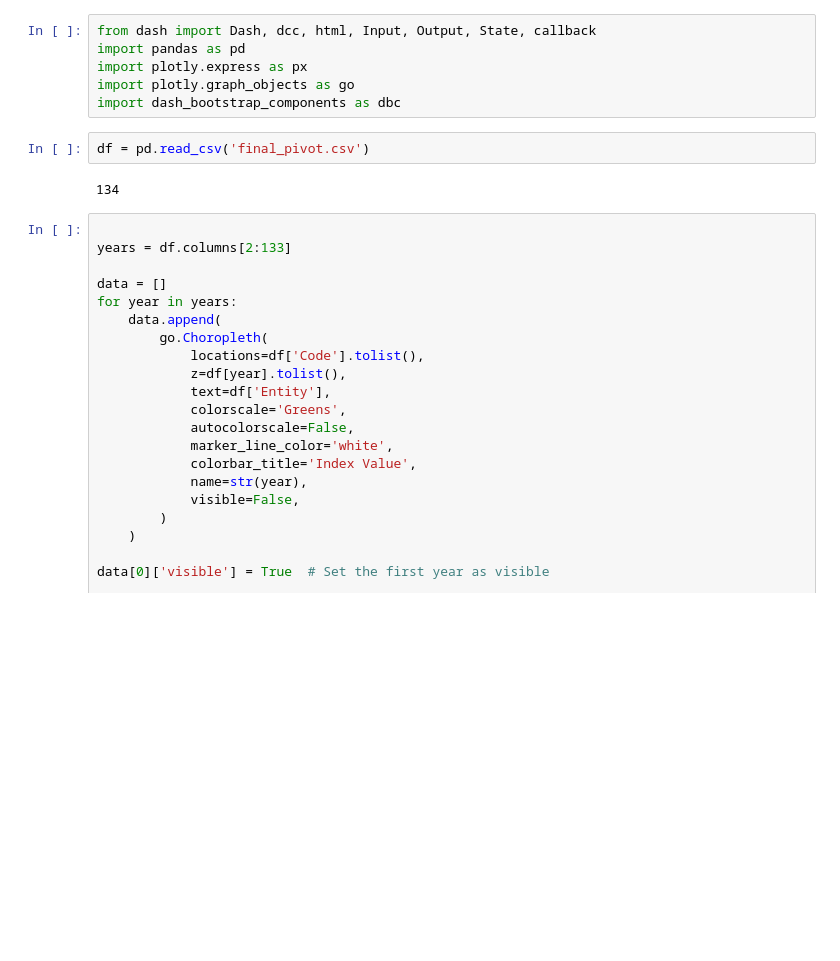
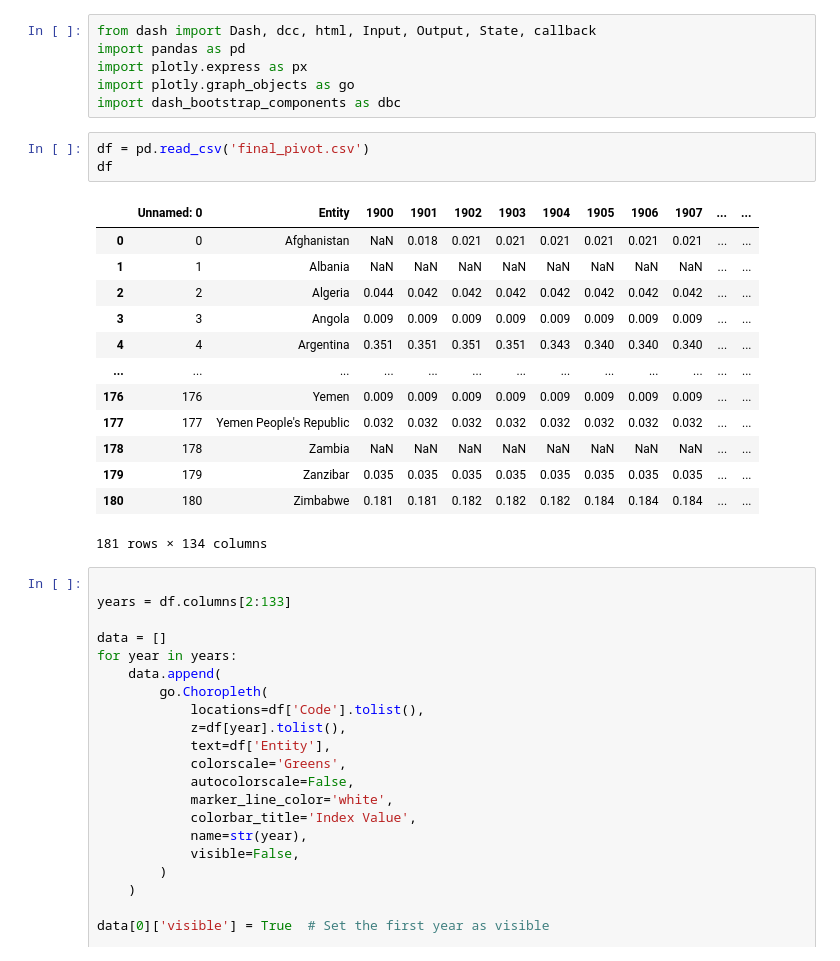
Before and after one commit to johnnystouffer/democratic-index-prediction, a Jupyter notebook: VISULAIZING.ipynb, the cells around one changed output. Cells and saved outputs as stored; diff of their text form; blank space fills up the shorter version.

```diff
--- a/VISULAIZING.ipynb
+++ b/VISULAIZING.ipynb
@@ -6,8 +6,21 @@ import plotly.graph_objects as go
 import dash_bootstrap_components as dbc
 # %%
 df = pd.read_csv('final_pivot.csv')
+df
 # %% [output]
+|  | Unnamed: 0 | Entity | 1900 | 1901 | 1902 | 1903 | 1904 | 1905 | 1906 | 1907 | ... | ... |
+| 0 | 0 | Afghanistan | NaN | 0.018 | 0.021 | 0.021 | 0.021 | 0.021 | 0.021 | 0.021 | ... | ... |
+| 1 | 1 | Albania | NaN | NaN | NaN | NaN | NaN | NaN | NaN | NaN | ... | ... |
+| 2 | 2 | Algeria | 0.044 | 0.042 | 0.042 | 0.042 | 0.042 | 0.042 | 0.042 | 0.042 | ... | ... |
+| 3 | 3 | Angola | 0.009 | 0.009 | 0.009 | 0.009 | 0.009 | 0.009 | 0.009 | 0.009 | ... | ... |
+| 4 | 4 | Argentina | 0.351 | 0.351 | 0.351 | 0.351 | 0.343 | 0.340 | 0.340 | 0.340 | ... | ... |
+| ... | ... | ... | ... | ... | ... | ... | ... | ... | ... | ... | ... | ... |
+| 176 | 176 | Yemen | 0.009 | 0.009 | 0.009 | 0.009 | 0.009 | 0.009 | 0.009 | 0.009 | ... | ... |
+| 177 | 177 | Yemen People's Republic | 0.032 | 0.032 | 0.032 | 0.032 | 0.032 | 0.032 | 0.032 | 0.032 | ... | ... |
+| 178 | 178 | Zambia | NaN | NaN | NaN | NaN | NaN | NaN | NaN | NaN | ... | ... |
+| 179 | 179 | Zanzibar | 0.035 | 0.035 | 0.035 | 0.035 | 0.035 | 0.035 | 0.035 | 0.035 | ... | ... |
+| 180 | 180 | Zimbabwe | 0.181 | 0.181 | 0.182 | 0.182 | 0.182 | 0.184 | 0.184 | 0.184 | ... | ... |
-134
+181 rows × 134 columns
 # %%
 
 years = df.columns[2:133]
```
Also changed, not shown: parts of 3 cells of this notebook.
